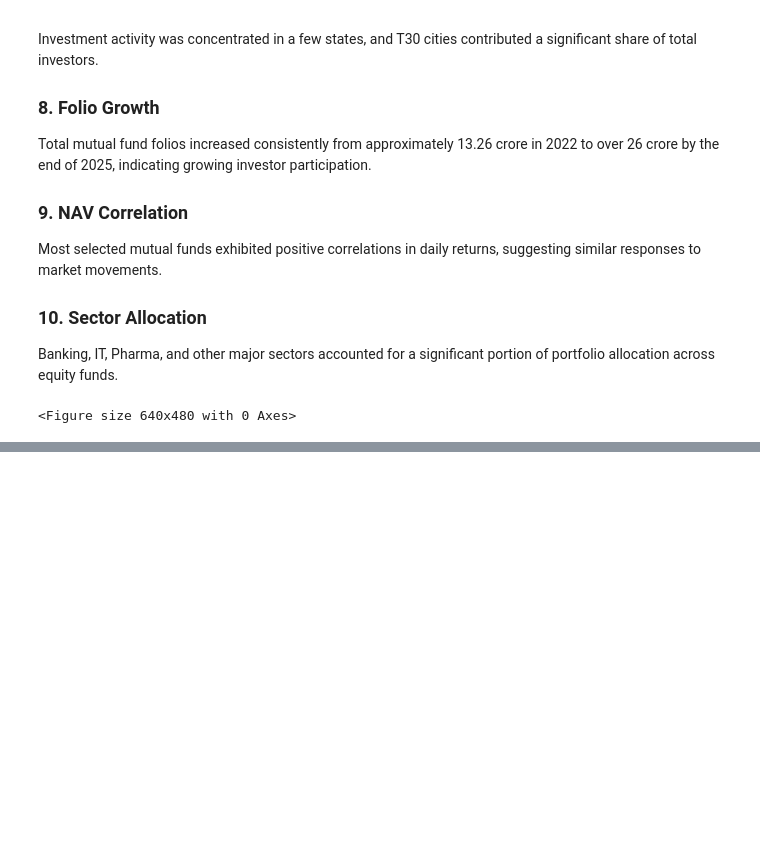
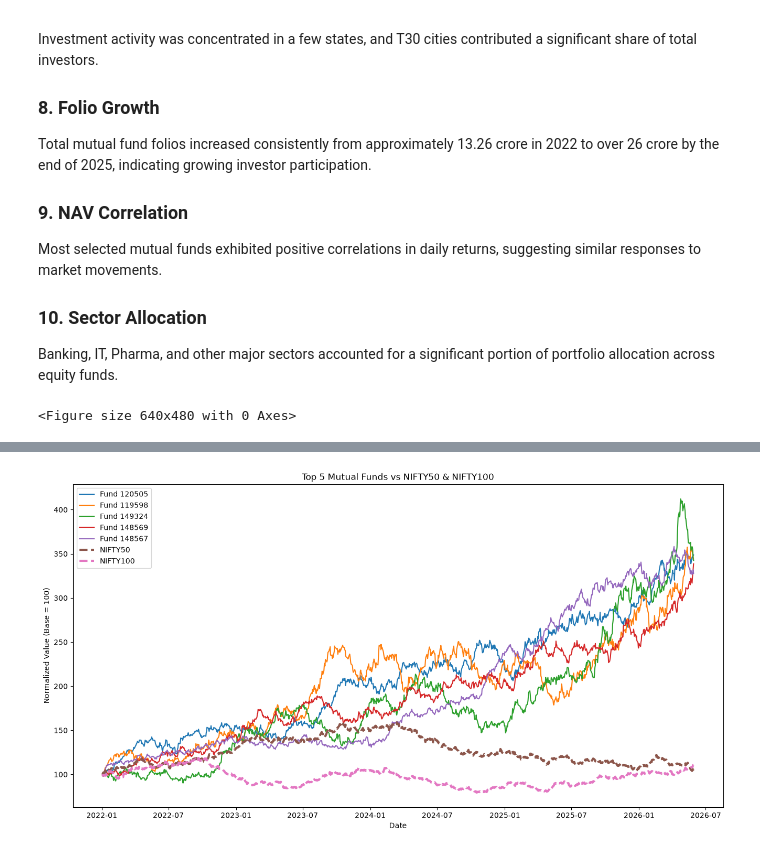
Before and after one commit to ashiksaju/mutualfunds_capstone, a Jupyter notebook: notebook/EDAAnalysis.ipynb, the cells around one changed output, grey strips where cells are left out. Drawn from its saved outputs; the diff is of its cells as text; code cells hidden in the pictures; blank space fills up the shorter version.

```diff
--- a/notebook/EDAAnalysis.ipynb
+++ b/notebook/EDAAnalysis.ipynb
@@ -677,0 +1044,17 @@ fig.show()
+# %%
+benchmark = pd.read_csv(
+    "../data/processed/10_benchmark_indices_clean.csv"
+)
+
+benchmark["date"] = pd.to_datetime(
+    benchmark["date"]
+)
+
+benchmark = benchmark.sort_values("date")
+
+benchmark["normalized_close"] = (
+    benchmark.groupby("index_name")["close_value"]
+    .transform(lambda x: x / x.iloc[0] * 100)
+)
+
+benchmark.head()
@@ -677,0 +1068,42 @@ fig.show()
+# %%
+plt.figure(figsize=(16,8))
+
+
+for fund in top5:
+
+    temp = top5_nav[
+        top5_nav["amfi_code"] == fund
+    ]
+
+    plt.plot(
+        temp["date"],
+        temp["normalized_nav"],
+        label=f"Fund {fund}"
+    )
+
+
+for index in ["NIFTY50", "NIFTY100"]:
+
+    temp = benchmark[
+        benchmark["index_name"] == index
+    ]
+
+    plt.plot(
+        temp["date"],
+        temp["normalized_close"],
+        linewidth=3,
+        linestyle="--",
+        label=index
+    )
+
+plt.title("Top 5 Mutual Funds vs NIFTY50 & NIFTY100")
+
+plt.xlabel("Date")
+
+plt.ylabel("Normalized Value (Base = 100)")
+
+plt.legend()
+
+plt.show()
+# %% [output]
+[figure, added]
```
Also changed, not shown: parts of 53 cells of this notebook, 9 other files.
